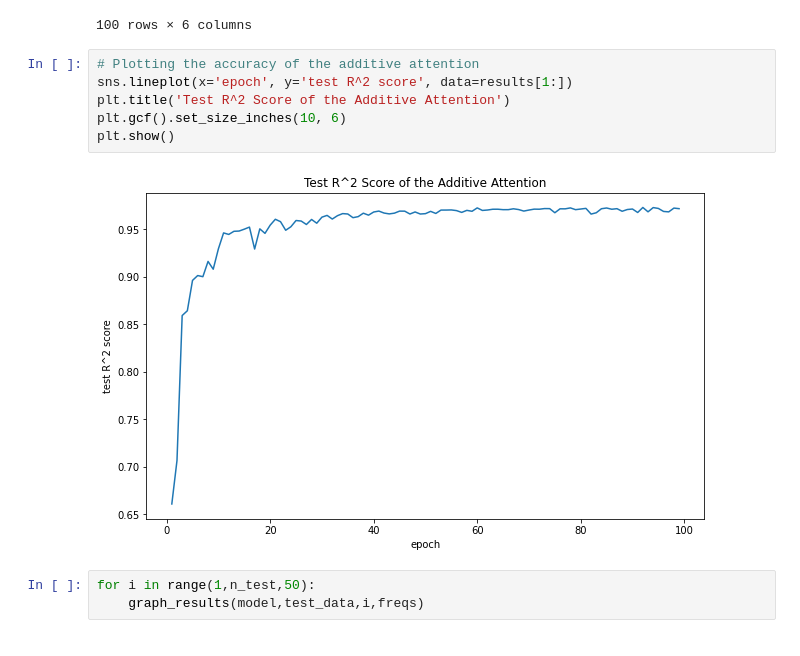
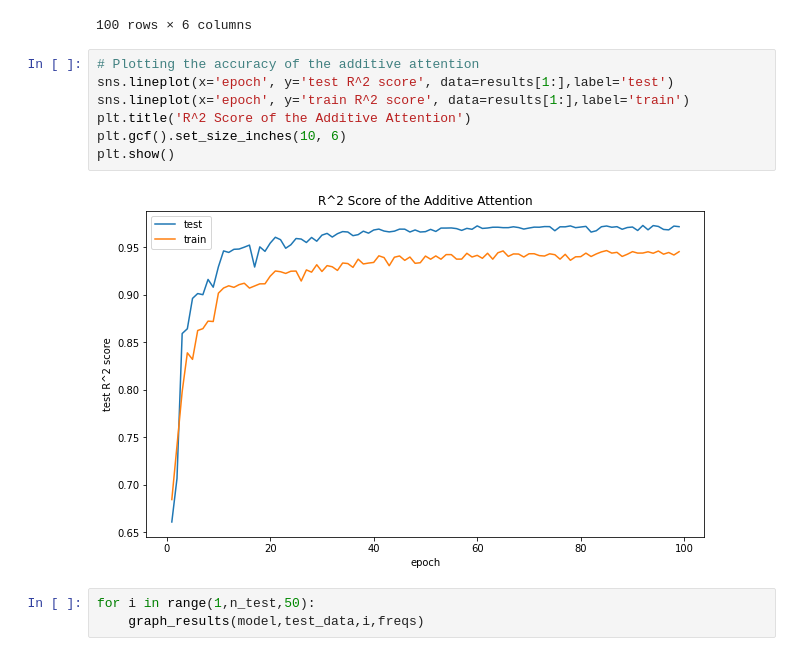
Before and after one commit to simsekergun/Attention, a Jupyter notebook: attnT_add_adamW_relu_relu.ipynb, the cells around one changed output. Cells and saved outputs as stored; diff of their text form.

```diff
--- a/attnT_add_adamW_relu_relu.ipynb
+++ b/attnT_add_adamW_relu_relu.ipynb
@@ -82,12 +87,13 @@ results
 100 rows × 6 columns
 # %%
 # Plotting the accuracy of the additive attention
-sns.lineplot(x='epoch', y='test R^2 score', data=results[1:])
-plt.title('Test R^2 Score of the Additive Attention')
+sns.lineplot(x='epoch', y='test R^2 score', data=results[1:],label='test')
+sns.lineplot(x='epoch', y='train R^2 score', data=results[1:],label='train')
+plt.title('R^2 Score of the Additive Attention')
 plt.gcf().set_size_inches(10, 6)
 plt.show()
 # %% [output]
-[figure, old version]
+[figure, new version]
 # %%
 for i in range(1,n_test,50):
     graph_results(model,test_data,i,freqs)
```
Also changed, not shown: parts of 2 cells of this notebook.
